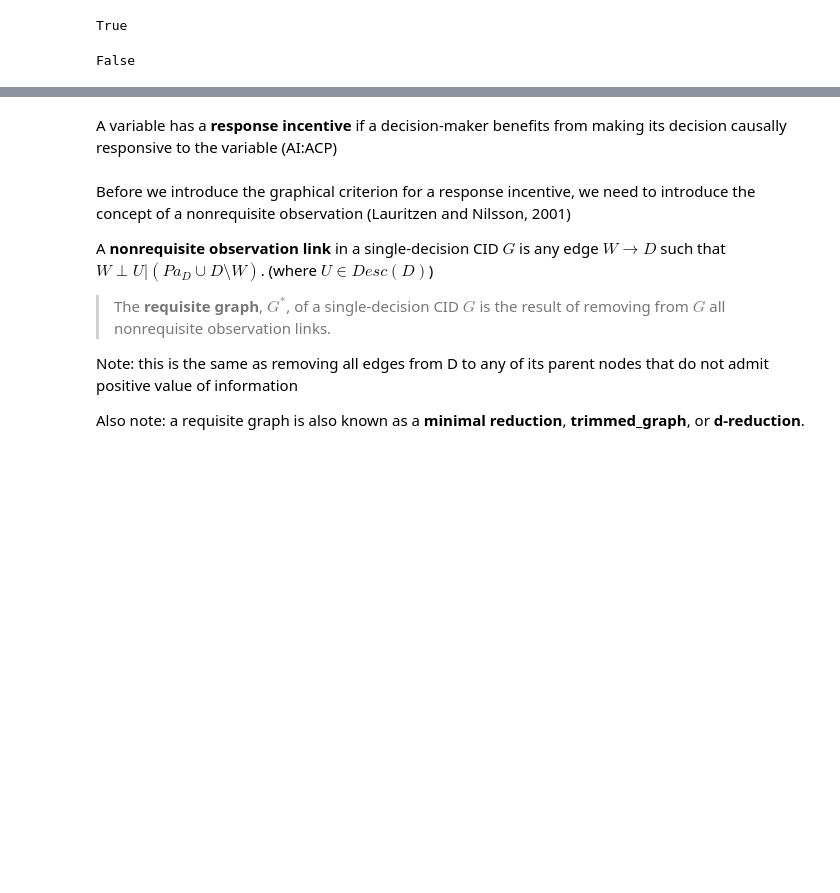
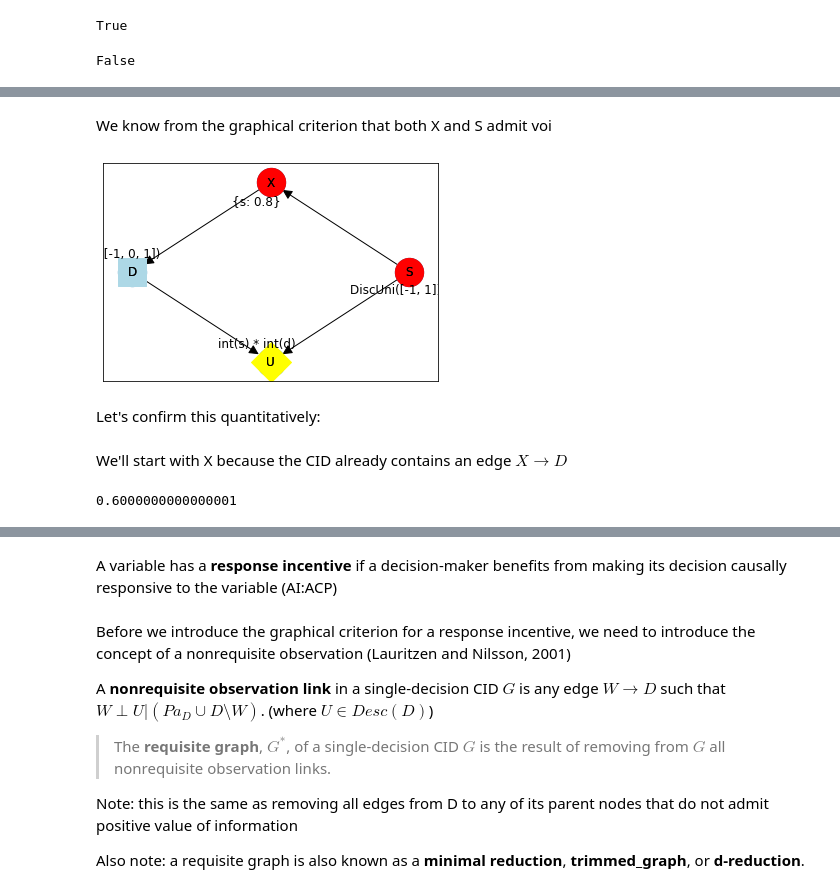
Before and after one commit to causalincentives/pycid, a Jupyter notebook: notebooks/CID_Incentives_Tutorial.ipynb, the cells around one changed output, grey strips where cells are left out. Cells and saved outputs as stored; diff of their text form; code cells hidden in the pictures; blank space fills up the shorter version.

```diff
--- a/notebooks/CID_Incentives_Tutorial.ipynb
+++ b/notebooks/CID_Incentives_Tutorial.ipynb
@@ -102,0 +125,10 @@ False
+# %% [markdown]
+We know from the graphical criterion that both X and S admit voi
+# %%
+cid.draw_property(lambda node: pycid.admits_voi(cid, 'D', node))
+# %% [output]
+[figure, added]
+# %% [markdown]
+Let's confirm this quantitatively:
+# %% [markdown]
+We'll start with X because the CID already contains an edge $X \rightarrow D$
@@ -102,0 +137,4 @@ False
+# %%
+cid.expected_utility({})
+# %% [output]
+0.6000000000000001
```
Also changed, not shown: parts of 22 cells of this notebook, 1 other file.
